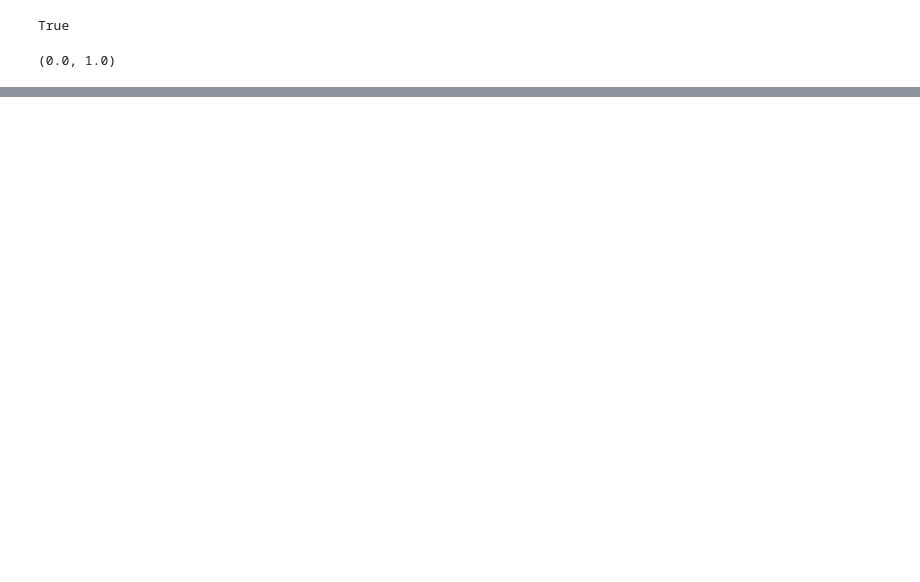
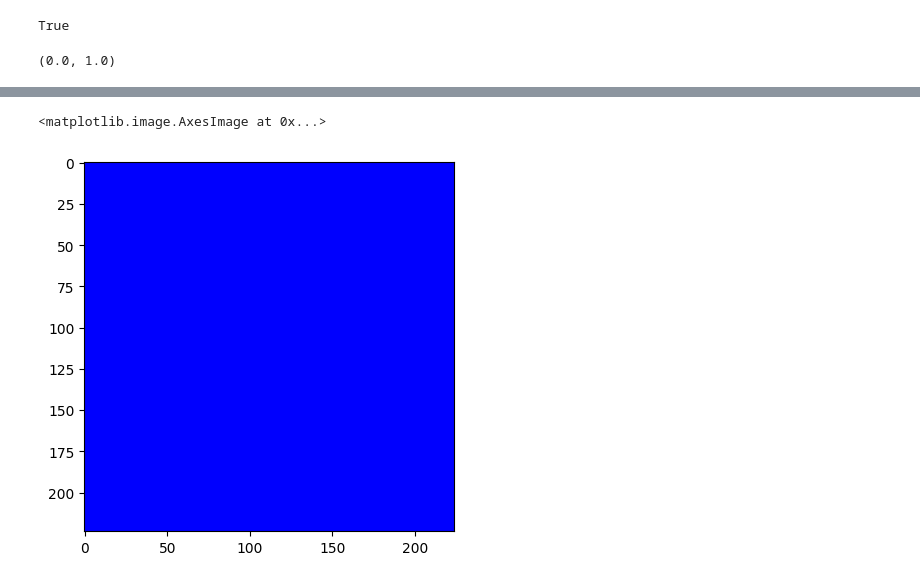
Before and after one commit to Mine268/TI-ViT, a Jupyter notebook: scripts/test_InterHand26M.ipynb, the cells around one changed output, grey strips where cells are left out. Cells and saved outputs as stored; diff of their text form; code cells hidden in the pictures; blank space fills up the shorter version.

```diff
--- a/scripts/test_InterHand26M.ipynb
+++ b/scripts/test_InterHand26M.ipynb
@@ -28,0 +84,18 @@ meta_info['rhand_bbox_valid'], meta_info['lhand_bbox_valid']
+# %%
+red = np.ndarray(shape=(224, 224, 3), dtype=np.uint8)
+red[:, :, 0] = 255
+red[:, :, 1:] = 0
+
+import cv2
+cv2.imwrite("red.jpg", red[:, :, ::-1])
+
+from turbojpeg import TurboJPEG
+decoder = TurboJPEG()
+
+with open("/data_1/renkaiwen/TI-ViT/scripts/red.jpg", "rb") as f:
+    from_file = decoder.decode(f.read())
+
+plt.imshow(from_file)
+# %% [output]
+<matplotlib.image.AxesImage at 0x...>
+[figure, added]
```
Also changed, not shown: parts of 6 cells of this notebook, 6 other files.
